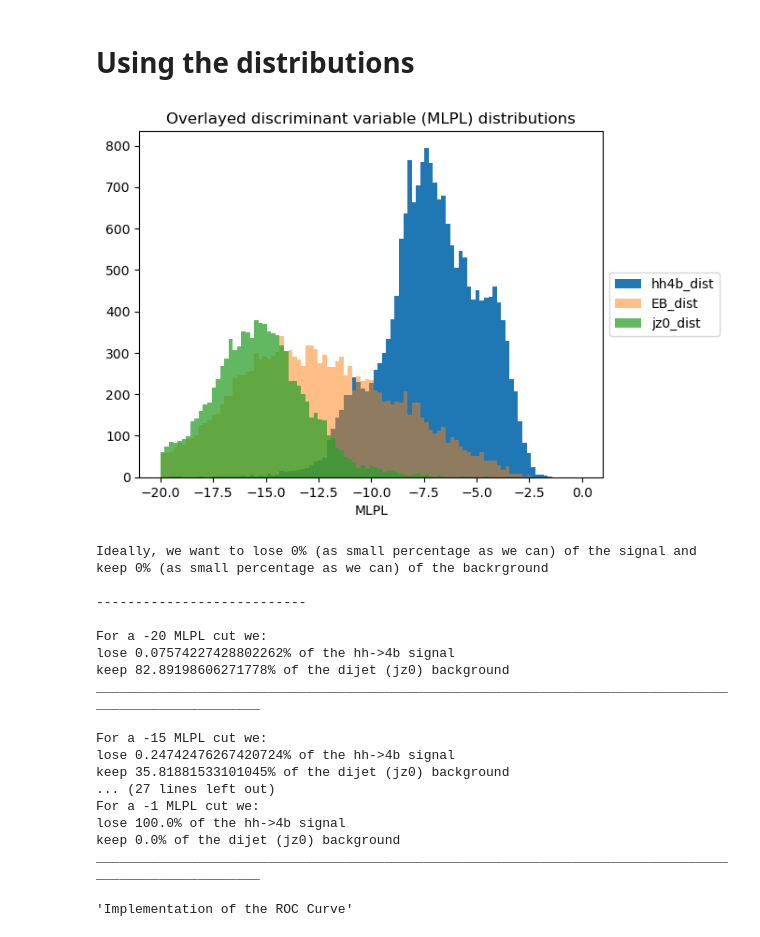
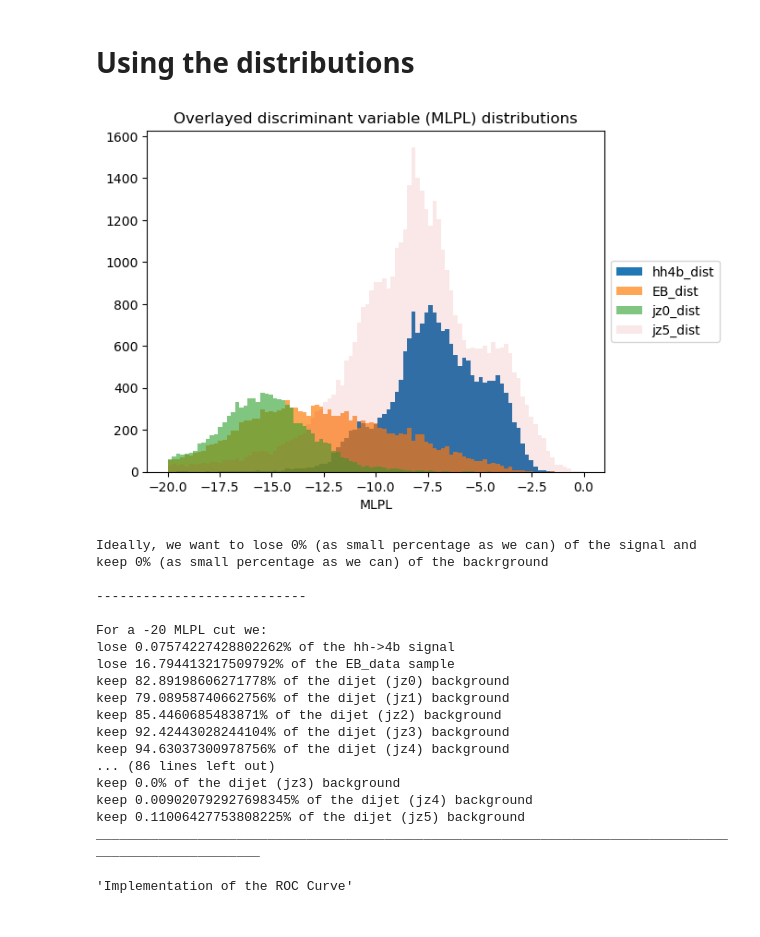
Before and after one commit to abdelllrazekkk/DIPZ_Workflow, a Jupyter notebook: Cut_Optimizations.ipynb, the cells around one changed output. Cells and saved outputs as stored; diff of their text form; code cells hidden in the pictures.

Commit message:
Ran over all samples and got all the arrays for jet multiplicities and MLPLs

```diff
--- a/Cut_Optimizations.ipynb
+++ b/Cut_Optimizations.ipynb
@@ -15,50 +15,51 @@ EB_dist = joblib.load('EB_dist.sav')
 #hh4b_dist = joblib.load('hh4b_dist.sav')
 hh4b_dist = joblib.load('hh4b_dist_nofake.sav')
 jz0_dist = joblib.load('jz0_dist.sav')
-#jz1_dist = joblib.load('jz1_dist.sav')
-#jz2_dist = joblib.load('jz2_dist.sav')
-#jz3_dist = joblib.load('jz3_dist.sav')
-#jz4_dist = joblib.load('jz4_dist.sav')
-#jz5_dist = joblib.load('jz5_dist.sav')
+jz1_dist = joblib.load('jz1_dist.sav')
+jz2_dist = joblib.load('jz2_dist.sav')
+jz3_dist = joblib.load('jz3_dist.sav')
+jz4_dist = joblib.load('jz4_dist.sav')
+jz5_dist = joblib.load('jz5_dist.sav')
 EB_multiplicities = joblib.load('EB_multiplicities.sav')
 hh4b_multiplicities = joblib.load('hh4b_multiplicities.sav')
 jz0_multiplicities = joblib.load('jz0_multiplicities.sav')
-#jz1_multiplicities = joblib.load('jz1_multiplicities.sav')
-#jz2_multiplicities = joblib.load('jz2_multiplicities.sav')
-#jz3_multiplicities = joblib.load('jz3_multiplicities.sav')
-#jz4_multiplicities = joblib.load('jz4_multiplicities.sav')
-#jz5_multiplicities = joblib.load('jz5_multiplicities.sav')
+jz1_multiplicities = joblib.load('jz1_multiplicities.sav')
+jz2_multiplicities = joblib.load('jz2_multiplicities.sav')
+jz3_multiplicities = joblib.load('jz3_multiplicities.sav')
+jz4_multiplicities = joblib.load('jz4_multiplicities.sav')
+jz5_multiplicities = joblib.load('jz5_multiplicities.sav')
 # %%
 """MLPL Overlayed Histograms"""
 bins = np.linspace(-20, 0, 100)
 
 plt.hist(hh4b_dist, bins, alpha=1, label='hh4b_dist')
-plt.hist(EB_dist, bins, alpha=0.5, label='EB_dist')
-plt.hist(jz0_dist, bins, alpha=0.75, label='jz0_dist')
-#plt.hist(jz1_dist, bins, alpha=0.0, label='jz1_dist')
-#plt.hist(jz2_dist, bins, alpha=0.0, label='jz2_dist')
-#plt.hist(jz3_dist, bins, alpha=0.0, label='jz3_dist')
-##plt.hist(jz4_dist, bins, alpha=0.0, label='jz4_dist')
-#plt.hist(jz5_dist, bins, alpha=0.0, label='jz5_dist')
+plt.hist(EB_dist, bins, alpha=0.7, label='EB_dist')
+plt.hist(jz0_dist, bins, alpha=0.6, label='jz0_dist')
+#plt.hist(jz1_dist, bins, alpha=0.5, label='jz1_dist')
+#plt.hist(jz2_dist, bins, alpha=0.4, label='jz2_dist')
+#plt.hist(jz3_dist, bins, alpha=0.3, label='jz3_dist')
+#plt.hist(jz4_dist, bins, alpha=0.2, label='jz4_dist')
+plt.hist(jz5_dist, bins, alpha=0.1, label='jz5_dist')
 plt.legend(loc='center left', bbox_to_anchor=(1, 0.5))
 plt.title("Overlayed discriminant variable (MLPL) distributions")
 plt.xlabel("MLPL")
 plt.show()
 # %% [output]
-[figure, old version]
+[figure, new version]
 # %%
 print ("Ideally, we want to lose 0% (as small percentage as we can) of the signal and keep 0% (as small percentage as we can) of the backrground\n")
 print("---------------------------\n")
-cuts = [-20,-15,-13,-12,-11,-10,-5,-1]
+cuts = [-20,-15,-14,-13,-12,-11,-10,-5,-1]
 for i in cuts:
     print("For a " + str(i) + " MLPL cut we: \n"
           "lose " + str((np.array(hh4b_dist) < i).sum() / len(hh4b_dist) * 100) + "% of the hh->4b signal\n"
+          "lose " + str((np.array(EB_dist) < i).sum() / len(EB_dist) * 100) + "% of the EB_data sample\n"
           "keep " + str((np.array(jz0_dist) > i).sum() / len(jz0_dist) * 100) + "% of the dijet (jz0) background\n"
-          #"keep " + str((np.array(jz1_dist) > i).sum() / len(jz1_dist) * 100) + "% of the dijet (jz1) background\n"
-          #"keep " + str((np.array(jz2_dist) > i).sum() / len(jz2_dist) * 100) + "% of the dijet (jz2) background\n"
-          #"keep " + str((np.array(jz3_dist) > i).sum() / len(jz3_dist) * 100) + "% of the dijet (jz3) background\n"
-          #"keep " + str((np.array(jz4_dist) > i).sum() / len(jz4_dist) * 100) + "% of the dijet (jz4) background\n"
-          #"keep " + str((np.array(jz5_dist) > i).sum() / len(jz5_dist) * 100) + "% of the dijet (jz5) background\n"
+          "keep " + str((np.array(jz1_dist) > i).sum() / len(jz1_dist) * 100) + "% of the dijet (jz1) background\n"
+          "keep " + str((np.array(jz2_dist) > i).sum() / len(jz2_dist) * 100) + "% of the dijet (jz2) background\n"
+          "keep " + str((np.array(jz3_dist) > i).sum() / len(jz3_dist) * 100) + "% of the dijet (jz3) background\n"
+          "keep " + str((np.array(jz4_dist) > i).sum() / len(jz4_dist) * 100) + "% of the dijet (jz4) background\n"
+          "keep " + str((np.array(jz5_dist) > i).sum() / len(jz5_dist) * 100) + "% of the dijet (jz5) background\n"
           "______________________________________________________________________________________________________\n"
          )
 # %% [output]
@@ -68,17 +69,17 @@ Ideally, we want to lose 0% (as small percentage as we can) of the signal and ke
 
 For a -20 MLPL cut we:
 lose 0.07574227428802262% of the hh->4b signal
+lose 16.794413217509792% of the EB_data sample
 keep 82.89198606271778% of the dijet (jz0) background
+keep 79.08958740662756% of the dijet (jz1) background
+keep 85.4460685483871% of the dijet (jz2) background
+keep 92.42443028244104% of the dijet (jz3) background
+keep 94.63037300978756% of the dijet (jz4) background
+... (86 lines left out)
+keep 0.0% of the dijet (jz3) background
+keep 0.009020792927698345% of the dijet (jz4) background
+keep 0.11006427753808225% of the dijet (jz5) background
 ______________________________________________________________________________________________________
-
-For a -15 MLPL cut we:
-lose 0.24742476267420724% of the hh->4b signal
-keep 35.81881533101045% of the dijet (jz0) background
-... (27 lines left out)
-For a -1 MLPL cut we:
-lose 100.0% of the hh->4b signal
-keep 0.0% of the dijet (jz0) background
-______________________________________________________________________________________________________
 # %%
 """Implementation of the ROC Curve"""
 # %% [output]
```
Also changed, not shown: parts of 1 cell of this notebook, 7 other files.
